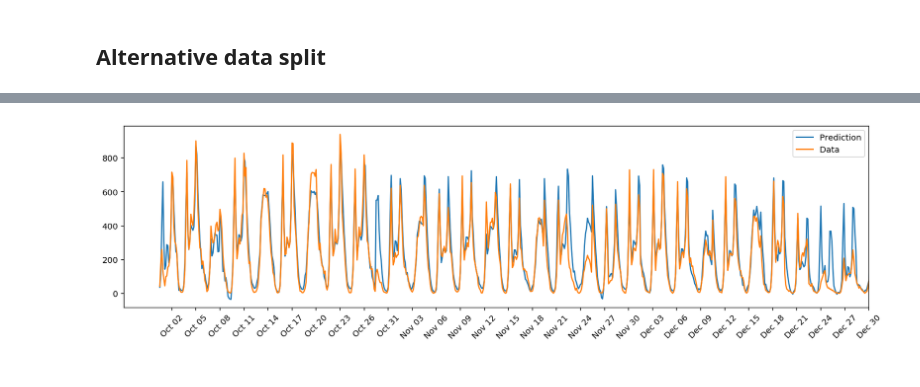
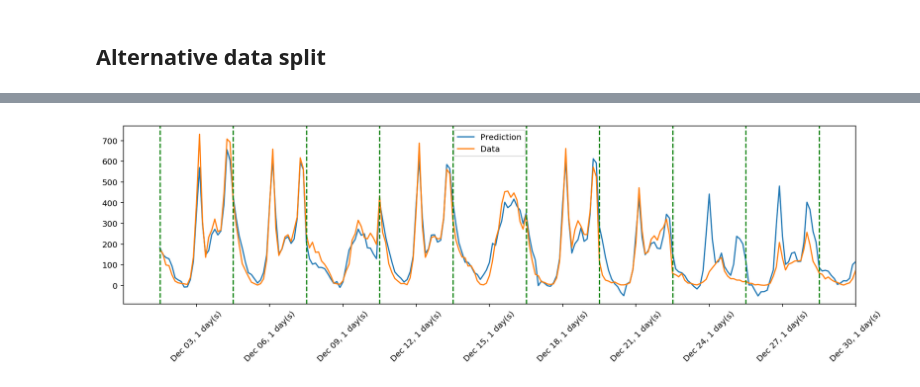
Before and after one commit to Wajih-O/deep-learning, a Jupyter notebook: first-neural-network/Your_first_neural_network.ipynb, the cells around one changed output, grey strips where cells are left out. Cells and saved outputs as stored; diff of their text form; code cells hidden in the pictures.

```diff
--- a/first-neural-network/Your_first_neural_network.ipynb
+++ b/first-neural-network/Your_first_neural_network.ipynb
@@ -199,9 +199,9 @@ class NeuralNetwork(object):
             hidden_error_term = hidden_error.reshape(self.hidden_nodes,) * hidden_outputs * (1 - hidden_outputs)
 
             # Weight step (input to hidden)
-            delta_weights_i_h += self.lr * hidden_error_term * X[:, None]
+            delta_weights_i_h += (self.lr/n_records) * hidden_error_term * X[:, None]
             # Weight step (hidden to output)
-            delta_weights_h_o += self.lr * output_error_term * hidden_outputs[:, None]
+            delta_weights_h_o += (self.lr/n_records) * output_error_term * hidden_outputs[:, None]
 
 
         # Update the weights
@@ -331,9 +331,9 @@ The more hidden nodes you have, the more accurate predictions the model will mak
 import sys
 
 ### Set the hyperparameters here ###
-iterations = 1000
-learning_rate = 0.022
-hidden_nodes = 4
+iterations = 4000
+learning_rate = 0.4
+hidden_nodes = 20
 output_nodes = 1
 
 N_i = train_features.shape[1]
@@ -449,7 +451,7 @@ test_features, test_targets = test_data.drop(target_fields, axis=1), test_data[t
 train_features, train_targets = features[:-60*24], targets[:-60*24]
 val_features, val_targets = features[-60*24:], targets[-60*24:]
 # %%
-def train_network(train_features, iterations = 500, learning_rate = 0.022, hidden_nodes = 4, output_nodes = 1):
+def train_network(train_features, iterations = 500, learning_rate = 0.4, hidden_nodes = 20, output_nodes = 1):
     N_i = train_features.shape[1]
     network = NeuralNetwork(N_i, hidden_nodes, output_nodes, learning_rate)
     losses = {'train':[], 'validation':[]}
@@ -482,6 +484,6 @@ def plot_losses_progress(losses):
     plt.legend()
     _ = plt.ylim()
 # %%
-network, losses = train_network(train_features, iterations=1000)
+network, losses = train_network(train_features, iterations=4000, learning_rate = 0.41)
 plot_losses_progress(losses)
 # %% [output]
@@ -490,19 +492,23 @@ Progress: 99.9% ... Training loss: 0.074 ... Validation loss: 0.182
 # %%
 fig, ax = plt.subplots(figsize=(16,4))
 
-tail_days = 30
+tail_days = 10
 
 mean, std = scaled_features['cnt']
 predictions = network.run(test_features[-tail_days*24:]).T*std + mean
 
+vl = range(0, 24*tail_days, 24)
+
 ax.plot(predictions[0], label='Prediction')
 ax.plot((test_targets[-tail_days*24:]['cnt']*std + mean).values, label='Data')
+for pos in vl:
+    ax.axvline(pos, color='g', linestyle='--')
 ax.set_xlim(right=len(predictions))
 ax.legend()
 
 dates = pd.to_datetime(rides.loc[test_data[-tail_days*24:].index]['dteday'])
-dates = dates.apply(lambda d: d.strftime('%b %d'))
+dates = dates.apply(lambda d: d.strftime('%b %d') + ', {} day(s)'.format(test_stripe_width_days))
 ax.set_xticks(np.arange(len(dates))[12::24])
 _ = ax.set_xticklabels(dates[12::24], rotation=45)
 # %% [output]
-[figure, old version]
+[figure, new version]
```
Also changed, not shown: parts of 6 cells of this notebook, 1 other file.
